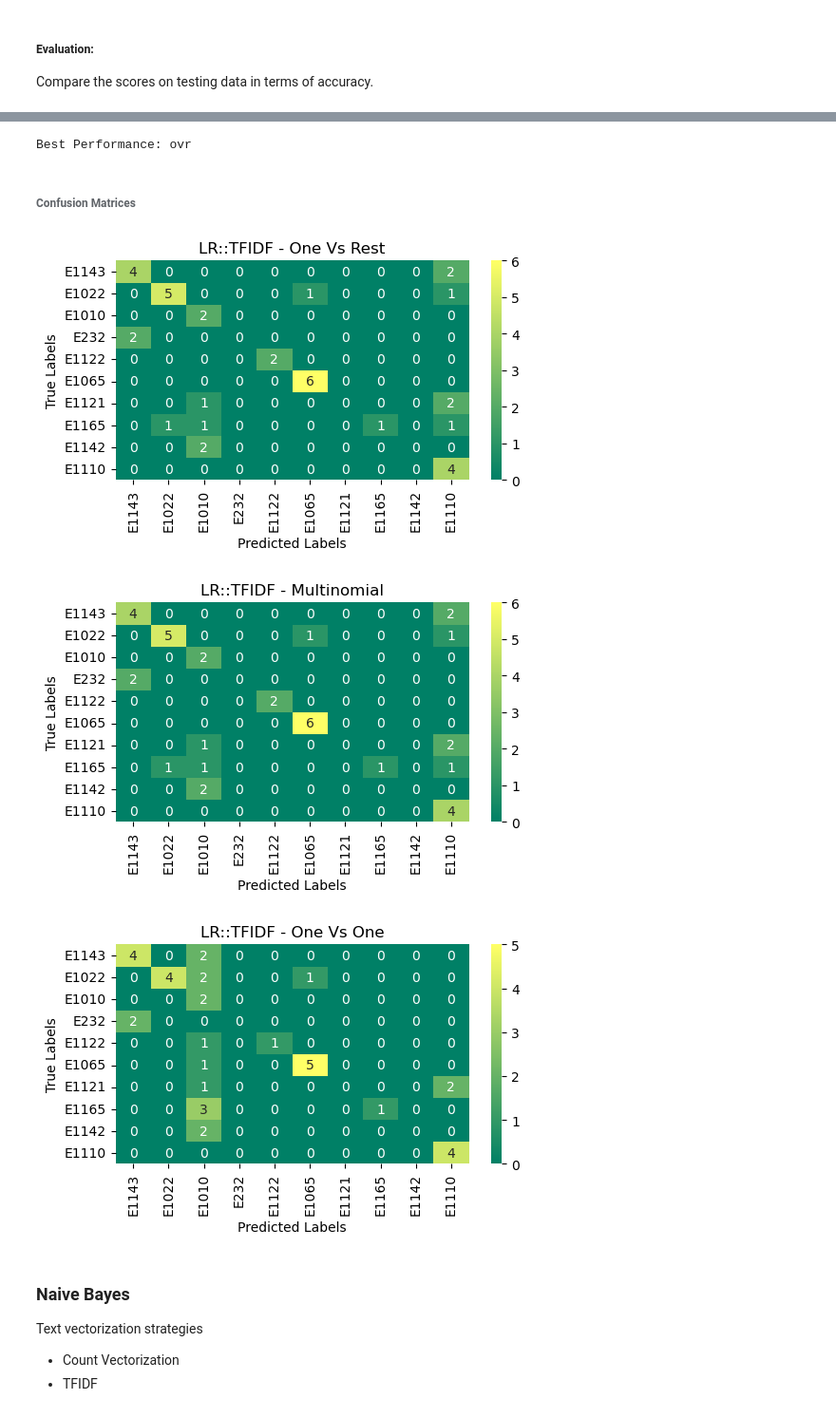
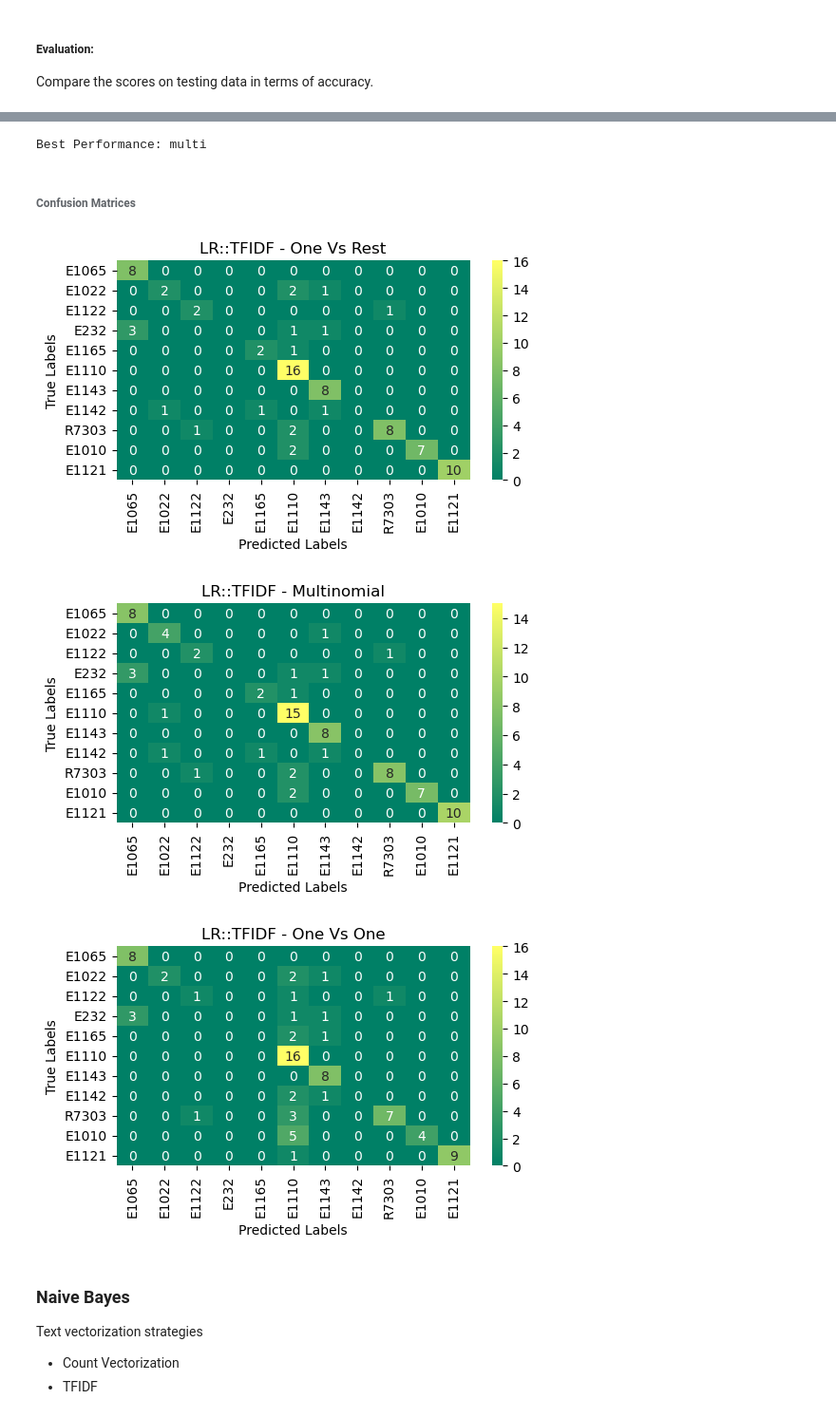
Before and after one commit to rahilkidwai/icd-code-prediction, a Jupyter notebook: lr-comp-analysis.ipynb, the cells around one changed output, grey strips where cells are left out. Shown: that part at 95% size. Drawn from its saved outputs; the diff is of its cells as text; code cells hidden in the pictures.

```diff
--- a/lr-comp-analysis.ipynb
+++ b/lr-comp-analysis.ipynb
@@ -206,21 +212,13 @@ params = {
 # %%
-tfidf_pipe1 = Pipeline([
-    ('tfidf', TfidfVectorizer()),
-    ('lgr', LogisticRegression(multi_class='ovr', max_iter=1000, random_state=42))
-])
+df_tfidf_comp = pd.DataFrame()
 
-tfidf_grid1 = GridSearchCV(tfidf_pipe1, param_grid=params).fit(X_train, y_train)
+df = evaluate_estimator('ovr', TfidfVectorizer(), LogisticRegression(multi_class='ovr', max_iter=1000, random_state=42))
+df_tfidf_comp = pd.concat([df_tfidf_comp, df], ignore_index=True)
 
-tfidf_pipe2 = Pipeline([
-    ('tfidf', TfidfVectorizer()),
-    ('lgr', LogisticRegression(multi_class='multinomial', max_iter=10000, random_state=42))
-])
+df = evaluate_estimator('multi', TfidfVectorizer(), LogisticRegression(multi_class='multinomial', max_iter=1000, random_state=42))
+df_tfidf_comp = pd.concat([df_tfidf_comp, df], ignore_index=True)
 
-tfidf_grid2 = GridSearchCV(tfidf_pipe2, param_grid=params).fit(X_train, y_train)
+df = evaluate_estimator('ovo', TfidfVectorizer(), OneVsOneClassifier(LogisticRegression(max_iter=1000, random_state = 42)))
+df_tfidf_comp = pd.concat([df_tfidf_comp, df], ignore_index=True)
 
-tfidf_pipe3 = Pipeline([
-    ('tfidf', TfidfVectorizer()),
-    ('lgr', OneVsOneClassifier(LogisticRegression(max_iter=1000, random_state = 42)))
-])
-
-tfidf_grid3 = GridSearchCV(tfidf_pipe3, param_grid=params).fit(X_train, y_train)
+df_tfidf_comp.head()
@@ -227,13 +230,3 @@ tfidf_grid3 = GridSearchCV(tfidf_pipe3, param_grid=params).fit(X_train, y_train)
 # %% [markdown]
 ##### Evaluation:
 Compare the scores on testing data in terms of accuracy.
-# %%
-df_tfidf_comp = pd.DataFrame(
-    {
-        'estimator': ['ovr', 'multi', 'ovo'],
-        'accuracy': [tfidf_grid1.score(X_test, y_test), tfidf_grid2.score(X_test, y_test), tfidf_grid3.score(X_test, y_test)],
-        'best params': [tfidf_grid1.best_params_, tfidf_grid2.best_params_, tfidf_grid3.best_params_]
-    }
-)
-
-df_tfidf_comp.head()
@@ -245,19 +233,19 @@ df_tfidf_comp.head()
 # %%
-df_tfidf_comp = df_tfidf_comp.loc[df_tfidf_comp['accuracy'].idxmax()]['estimator']
+best_tfidf_acc = df_tfidf_comp.loc[df_tfidf_comp['accuracy'].idxmax()]['estimator']
 
-print('Best Performance: ' + df_tfidf_comp)
+print('Best Performance: ' + best_tfidf_acc)
 # %% [output]
-Best Performance: ovr
+Best Performance: multi
 # %% [markdown]
 ###### Confusion Matrices
 # %%
-build_confusion_matrix(tfidf_grid1.predict(X_test), 'LR::TFIDF - One Vs Rest')
-build_confusion_matrix(tfidf_grid2.predict(X_test), 'LR::TFIDF - Multinomial')
-build_confusion_matrix(tfidf_grid3.predict(X_test), 'LR::TFIDF - One Vs One')
+build_confusion_matrix(df_tfidf_comp.loc[0, 'best_estimator'].predict(X_test), 'LR::TFIDF - One Vs Rest')
+build_confusion_matrix(df_tfidf_comp.loc[1, 'best_estimator'].predict(X_test), 'LR::TFIDF - Multinomial')
+build_confusion_matrix(df_tfidf_comp.loc[2, 'best_estimator'].predict(X_test), 'LR::TFIDF - One Vs One')
 # %% [output]
-[figure, old version]
+[figure, new version]
-[figure, old version]
+[figure, new version]
-[figure, old version]
+[figure, new version]
 # %% [markdown]
 ### Naive Bayes
 Text vectorization strategies
```
Also changed, not shown: parts of 23 cells of this notebook, 1 other file.
